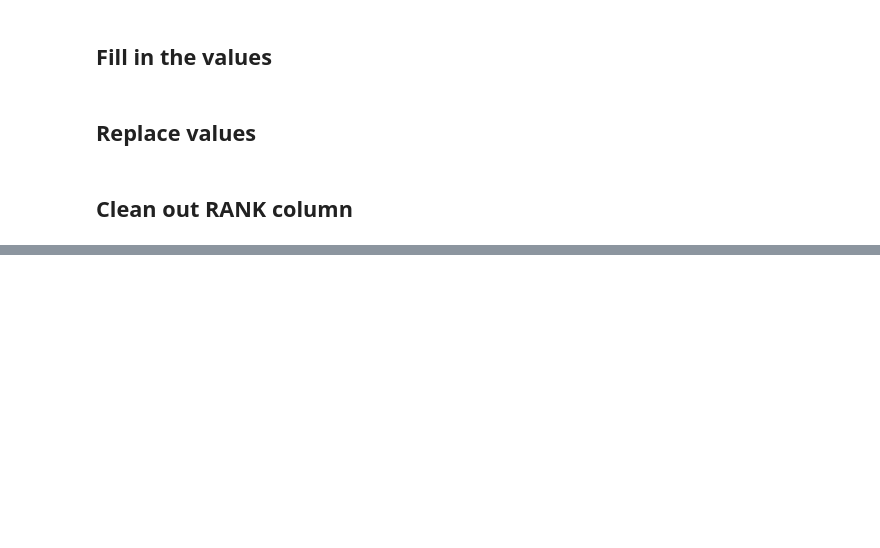
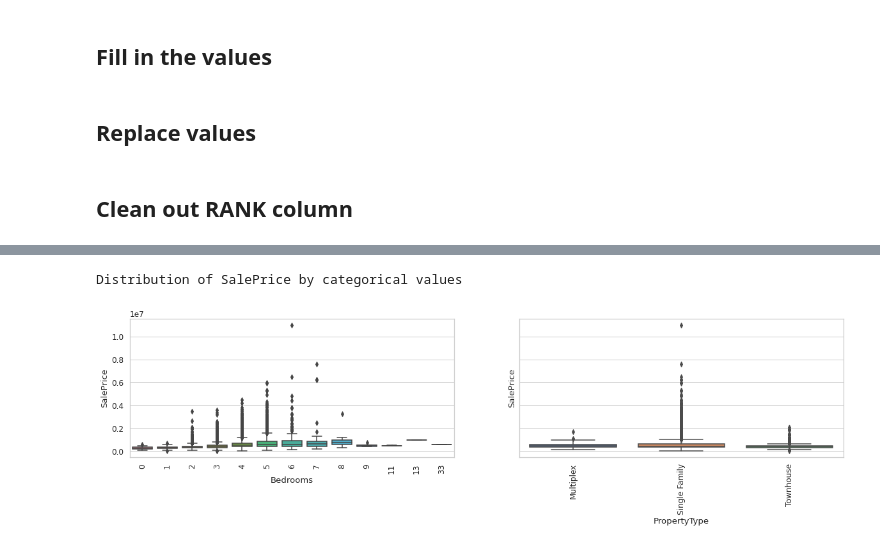
Before and after one commit to vgudur/machine-learning-learning-path-labs, a Jupyter notebook: python-data-analytics/data-cleanup.ipynb, the cells around one changed output, grey strips where cells are left out. Saved outputs shown, nothing was run; the diff lists cells and outputs as text; code cells hidden in the pictures; blank space fills up the shorter version.

```diff
--- a/python-data-analytics/data-cleanup.ipynb
+++ b/python-data-analytics/data-cleanup.ipynb
@@ -79,0 +157,12 @@ a
+# %%
+print ( "\nDistribution of SalePrice by categorical values \n")
+## distribution of categorical columns
+fig, ax = plt.subplots(nrows=1, ncols=2, sharex=False, sharey=True, squeeze=True, figsize=(20,4))
+
+for variable, subplot in zip(categorical_Columns, ax.flatten()):
+      sns.boxplot(x=variable, y='SalePrice', data=df_house, ax=subplot)
+      for label in subplot.get_xticklabels():
+        label.set_rotation(90)
+# %% [output]
+Distribution of SalePrice by categorical values
+[figure, added]
```
Also changed, not shown: parts of 9 cells of this notebook.
